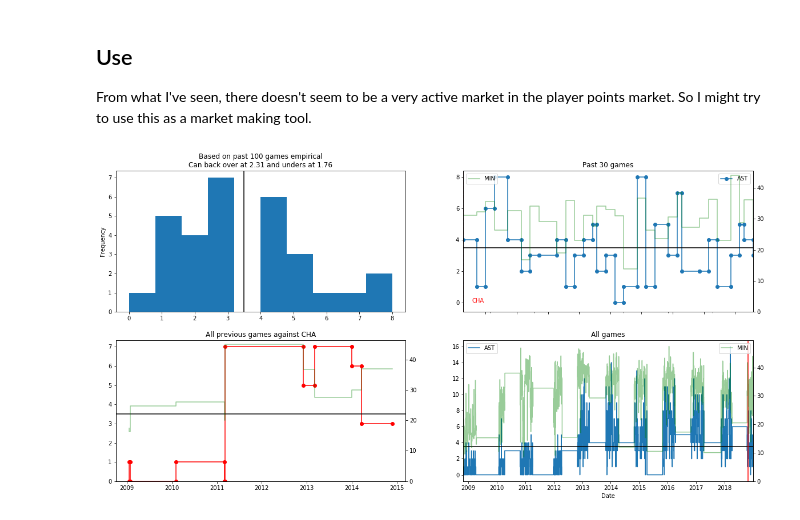
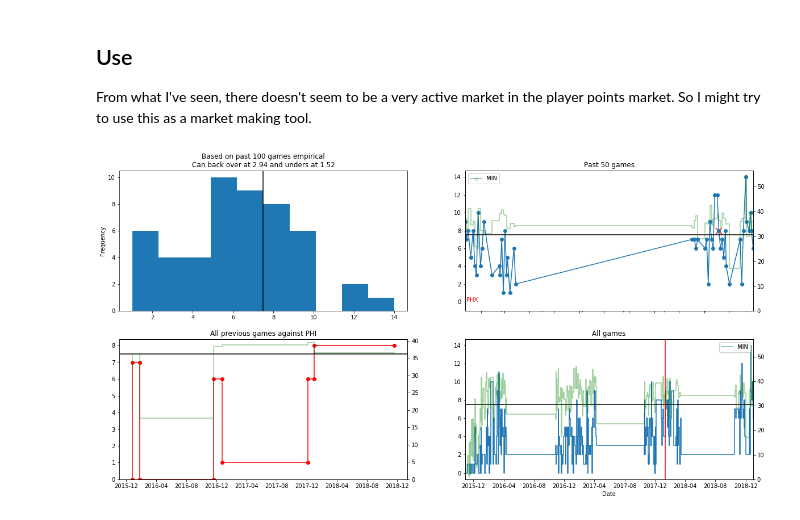
Before and after one commit to johnny-wong/nba_stats, a Jupyter notebook: Notebooks/Tools/1. Player stats overview.ipynb, the cells around one changed output. Drawn from its saved outputs; the diff is of its cells as text; code cells hidden in the pictures.

Commit message:
Change from steps-post to normal line. Thought there wasn't much point to steps-post

```diff
--- a/Notebooks/Tools/1. Player stats overview.ipynb
+++ b/Notebooks/Tools/1. Player stats overview.ipynb
@@ -89,7 +89,7 @@ def pl_pts_odds_WL(player_name, stat, baseline, past_n_games, opp_team=None):
 
     ############## PLOT stat time series recent
     df_player_teams = player_df_recent[['TEAM_ABBREVIATION']].drop_duplicates('TEAM_ABBREVIATION', keep='last')
-    player_df_recent.plot(y=stat, drawstyle='steps-post', ax=ax[0, 1], marker='o')
+    player_df_recent.plot(y=stat, ax=ax[0, 1], marker='o')
     ax1 = ax[0, 1].twinx()
     player_df_recent.plot(y='MIN', ax=ax1, color='green', alpha=0.4, drawstyle='steps-post')
     ax1.set_ylim(ymin=0)
@@ -124,11 +124,11 @@ def pl_pts_odds_WL(player_name, stat, baseline, past_n_games, opp_team=None):
 
     return player_df_recent
 # %%
-player_name = 'Nicolas Batum'
+player_name = 'Devin Booker'
 stat = 'AST'
-baseline = 3.5
-past_n_games = 30
-opp_team = 'CHA'
+baseline = 7.5
+past_n_games = 50
+opp_team = 'PHI'
 df = pl_pts_odds_WL(player_name, stat, baseline, past_n_games, opp_team)
 # %% [output]
-[figure, old version]
+[figure, new version]
```
Also changed, not shown: parts of 1 cell of this notebook.
